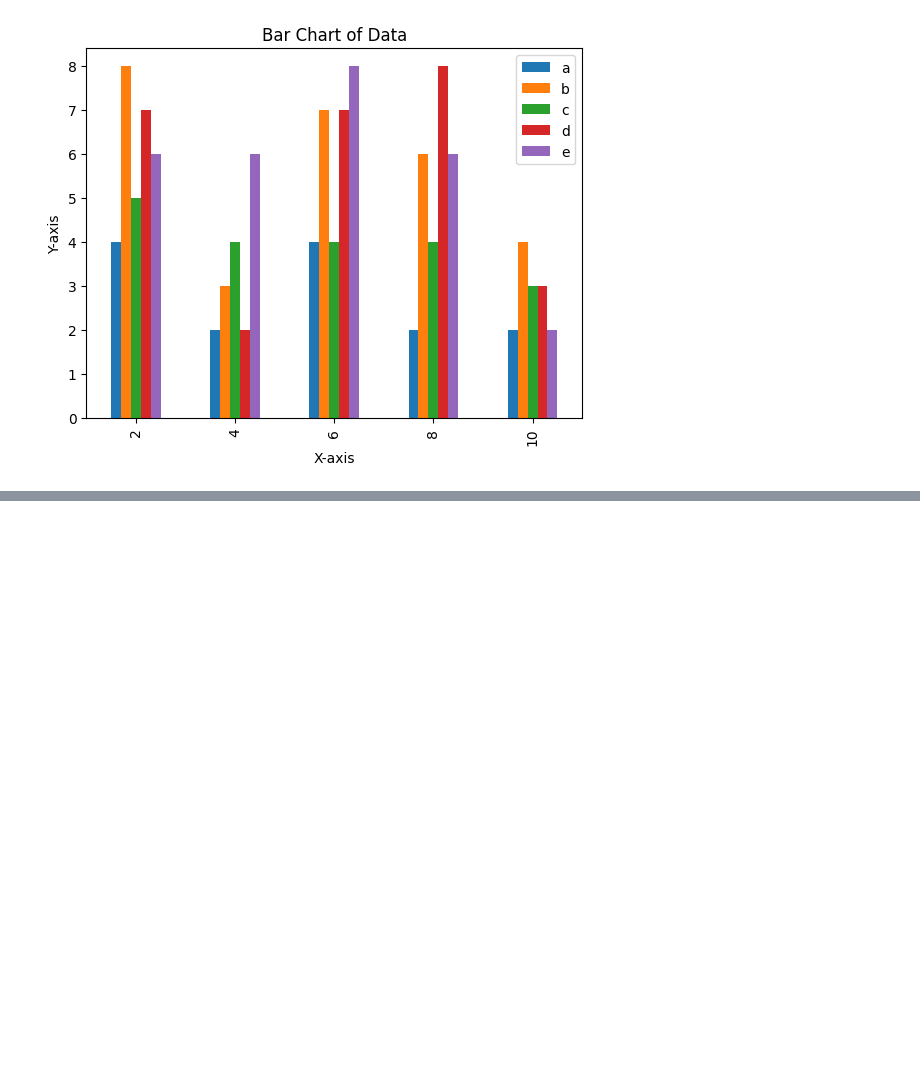
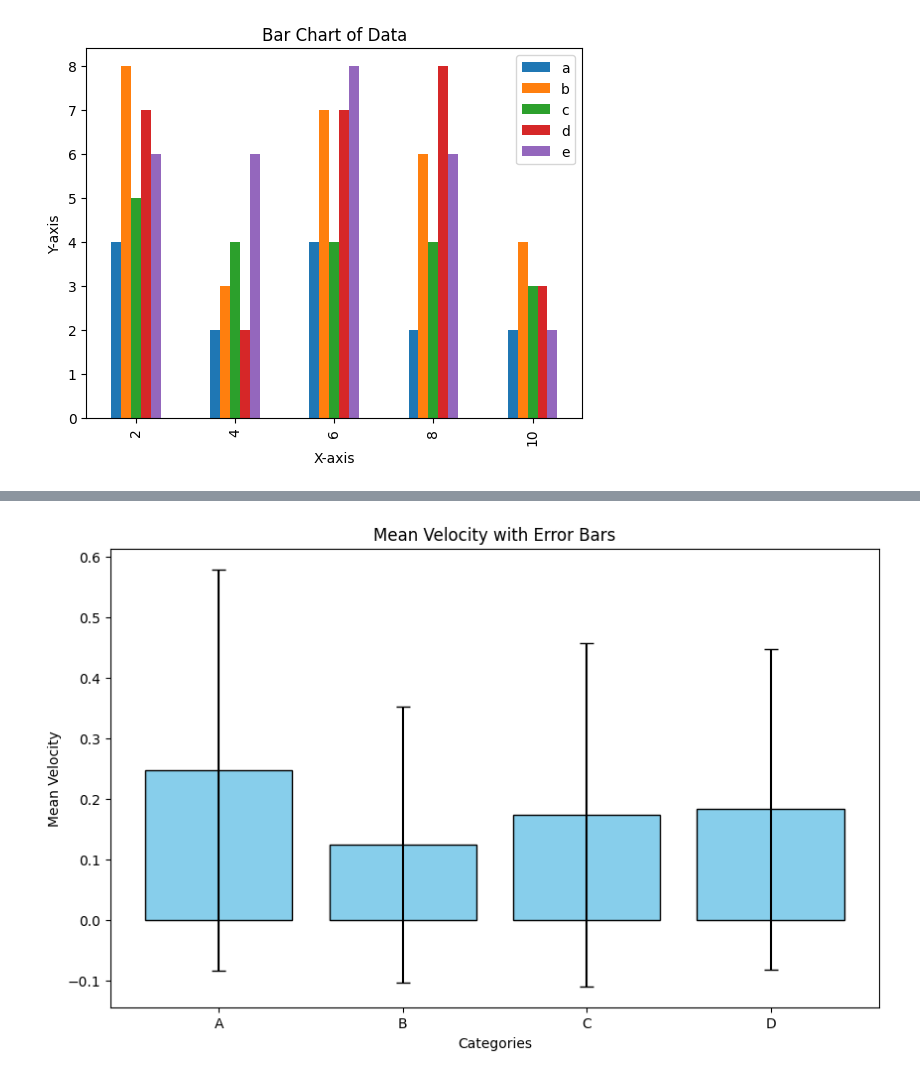
Before and after one commit to shivyelave/Python-Libraries, a Jupyter notebook: Matplotlib/matplotlib_barchart.ipynb, the cells around one changed output, grey strips where cells are left out. Cells and saved outputs as stored; diff of their text form; code cells hidden in the pictures; blank space fills up the shorter version.

Commit message:
[Shiv] Add:Python program to create bar plots with error bars on the same figure.

```diff
--- a/Matplotlib/matplotlib_barchart.ipynb
+++ b/Matplotlib/matplotlib_barchart.ipynb
@@ -341,0 +346,31 @@ if __name__ == '__main__':
+# %%
+import matplotlib.pyplot as plt
+import numpy as np
+
+def main():
+    # Sample data
+    categories = ['A', 'B', 'C', 'D']
+    mean_velocity = [0.2474, 0.1235, 0.1737, 0.1824]
+    std_deviation = [0.3314, 0.2278, 0.2836, 0.2645]
+
+    # Positions for the bars
+    positions = np.arange(len(categories))
+
+    # Create the bar plot with error bars
+    plt.bar(positions, mean_velocity, yerr=std_deviation, capsize=5, color='skyblue', edgecolor='black')
+
+    # Add titles and labels
+    plt.title('Mean Velocity with Error Bars')
+    plt.xlabel('Categories')
+    plt.ylabel('Mean Velocity')
+
+    # Customize x-ticks
+    plt.xticks(positions, categories)
+
+    # Display the plot
+    plt.show()
+
+if __name__ == '__main__':
+    main()
+# %% [output]
+[figure, added]
```
Also changed, not shown: parts of 1 cell of this notebook.
